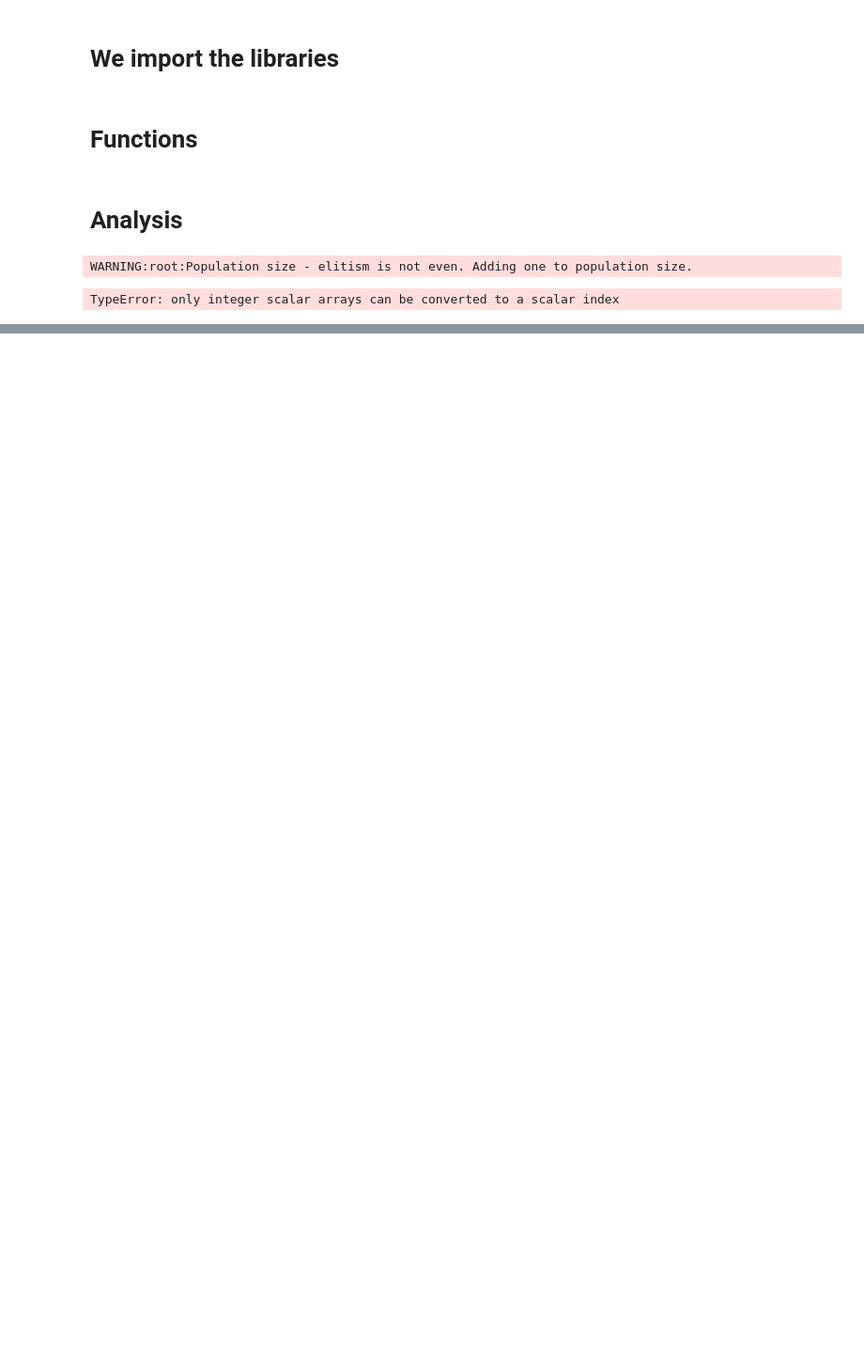
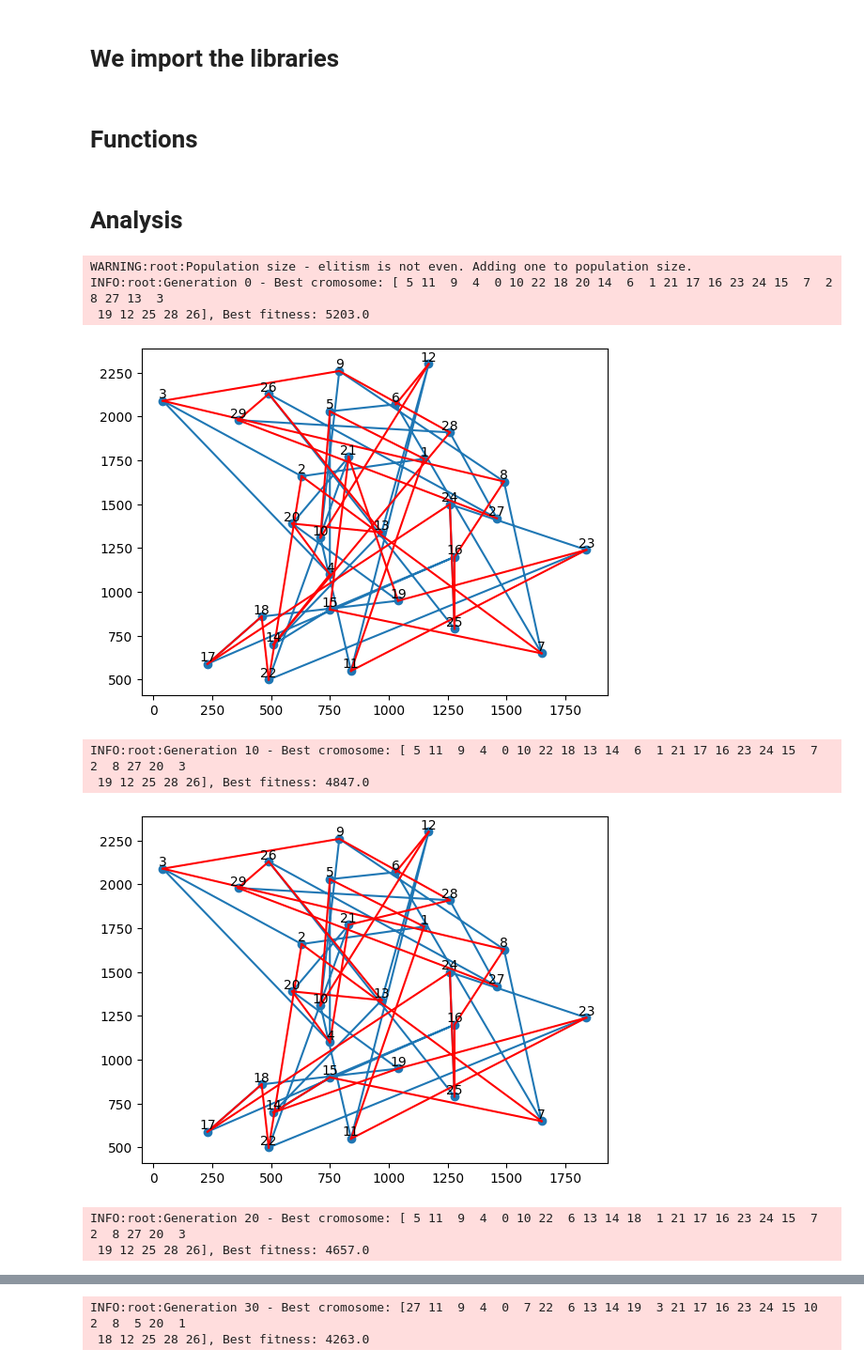
Before and after one commit to Daniel-and-Mauro-s-projects/CI_TSP, a Jupyter notebook: tsp.ipynb, the cells around one changed output, grey strips where cells are left out. Shown at 94% size. Drawn from its saved outputs; the diff is of its cells as text; code cells hidden in the pictures; blank space fills up the shorter version.

Commit message:
working, debugging, changed how we call the metods

```diff
--- a/tsp.ipynb
+++ b/tsp.ipynb
@@ -68,15 +80,23 @@ genetic= TSP_Genetic(generations=100,
                     c_rate=0.8,
                     select_parents="tournament_selection",
                     tournament_size=5,
-                    crossover="OX1",
-                    mutation="insertion",
+                    crossover="POS",
+                    crossover_call="()",
+                    mutation="exchange",
                     elitism=3)
 # %%
 # Create the population:
 population = create_population(50, cities)
 # %%
 # Run the genetic algorithm
-genetic.run(population,cities,distances)
+final_population = genetic.run(population,cities,distances)
 # %% [output]
 WARNING:root:Population size - elitism is not even. Adding one to population size.
+INFO:root:Generation 0 - Best cromosome: [ 5 11  9  4  0 10 22 18 20 14  6  1 21 17 16 23 24 15  7  2  8 27 13  3
+ 19 12 25 28 26], Best fitness: 5203.0
+[figure, added]
-TypeError: only integer scalar arrays can be converted to a scalar index
+INFO:root:Generation 10 - Best cromosome: [ 5 11  9  4  0 10 22 18 13 14  6  1 21 17 16 23 24 15  7  2  8 27 20  3
+ 19 12 25 28 26], Best fitness: 4847.0
+[figure, added]
+INFO:root:Generation 20 - Best cromosome: [ 5 11  9  4  0 10 22  6 13 14 18  1 21 17 16 23 24 15  7  2  8 27 20  3
+ 19 12 25 28 26], Best fitness: 4657.0
@@ -82,0 +104,2 @@ TypeError: only integer scalar arrays can be converted to a scalar index
+INFO:root:Generation 30 - Best cromosome: [27 11  9  4  0  7 22  6 13 14 19  3 21 17 16 23 24 15 10  2  8  5 20  1
+ 18 12 25 28 26], Best fitness: 4263.0
```
Also changed, not shown: parts of 2 cells of this notebook, 3 other files.
